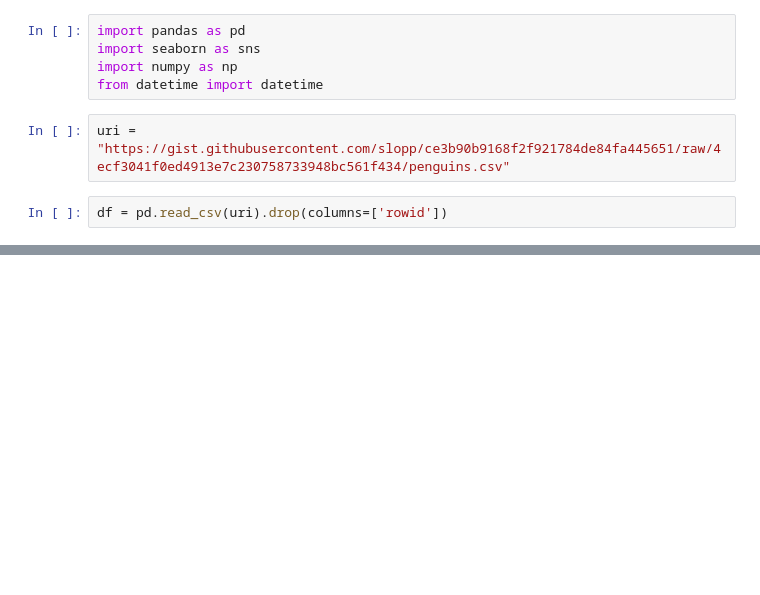
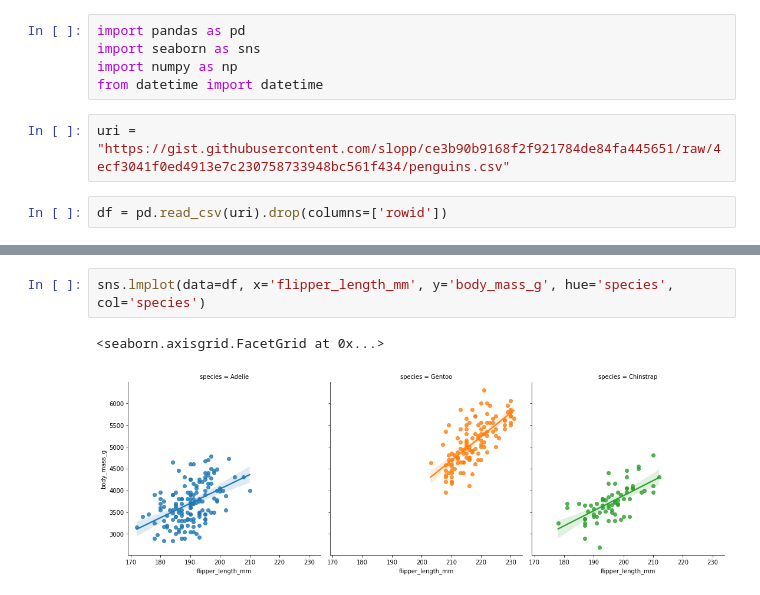
Before and after one commit to jayr0n/AnalysesStudiesandPlots, a Jupyter notebook: palmerpingins.ipynb, the cells around one changed output, grey strips where cells are left out. Cells and saved outputs as stored; diff of their text form; blank space fills up the shorter version.

```diff
--- a/palmerpingins.ipynb
+++ b/palmerpingins.ipynb
@@ -23,0 +33,5 @@ sns.scatterplot(data=dados, x = "bill_length_mm", y = "body_mass_g", hue='sex')
+# %%
+sns.lmplot(data=df, x='flipper_length_mm', y='body_mass_g', hue='species', col='species')
+# %% [output]
+<seaborn.axisgrid.FacetGrid at 0x...>
+[figure, added]
```
Also changed, not shown: parts of 5 cells of this notebook.
